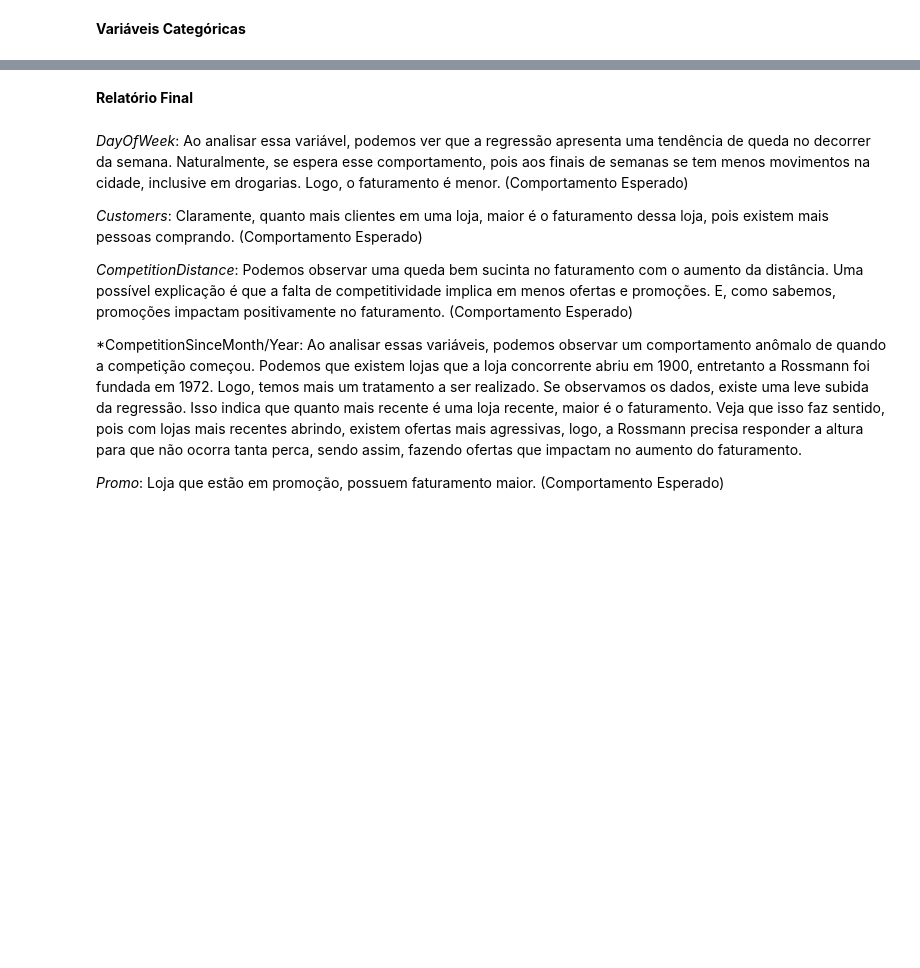
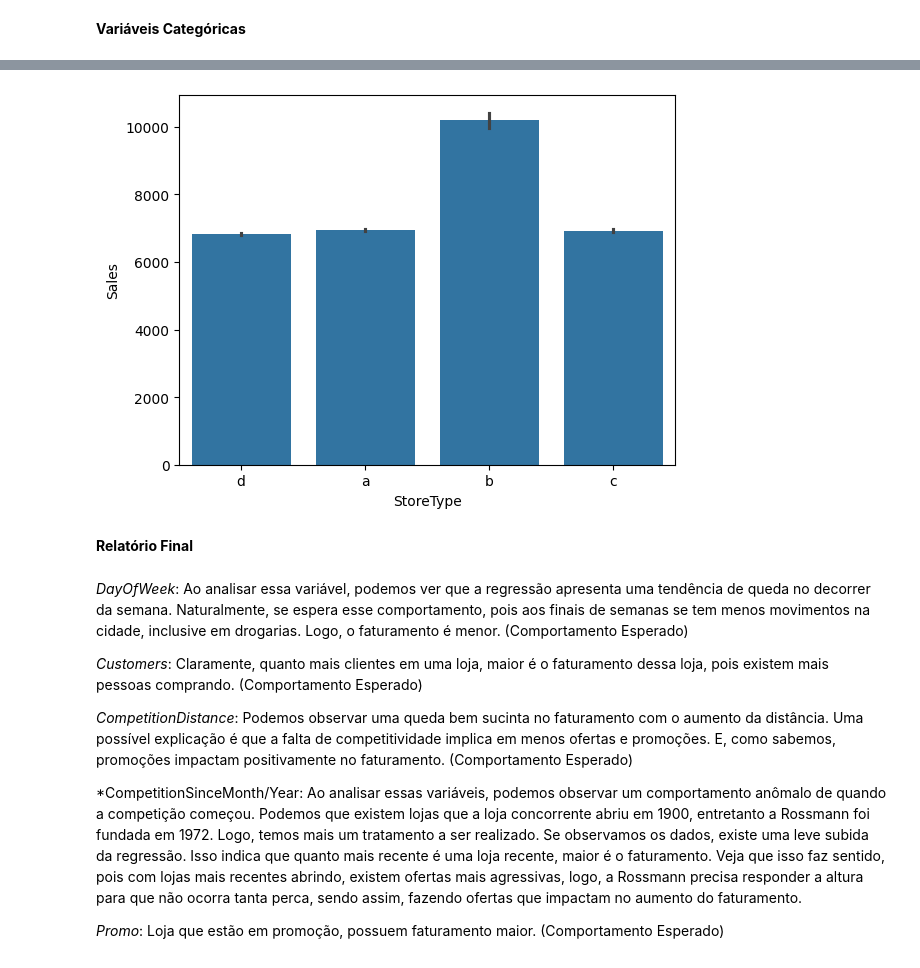
Before and after one commit to jefferson-datascience/Previsao-Vendas-Rossmann, a Jupyter notebook: Notebooks/Ciclo5.ipynb, the cells around one changed output, grey strips where cells are left out. Cells and saved outputs as stored; diff of their text form; code cells hidden in the pictures; blank space fills up the shorter version.

```diff
--- a/Notebooks/Ciclo5.ipynb
+++ b/Notebooks/Ciclo5.ipynb
@@ -294,3 +291,8 @@ sbn.barplot(data=df2.sample(n=100000), x='Promo2', y='Sales', ax=axs[1,1]);
+# %%
+sbn.barplot(data=df2.sample(n=100000), x='StoreType', y='Sales');
+plt.savefig('..\Imagens\StoreTypeVSSales.png', dpi='figure')
+# %% [output]
+[figure, added]
 # %% [markdown]
 **Relatório Final**
 # %% [markdown]
```
Also changed, not shown: parts of 4 cells of this notebook.
